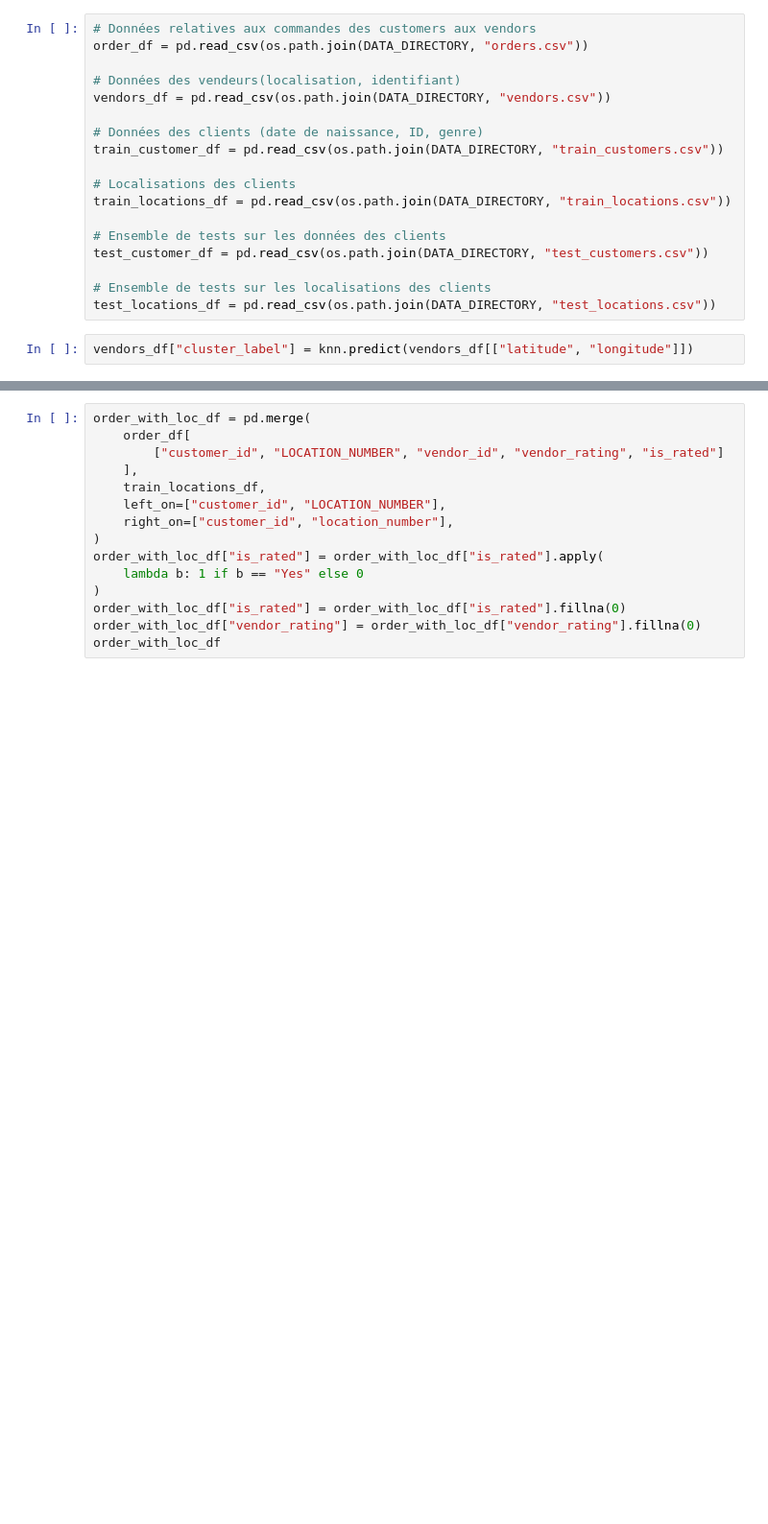
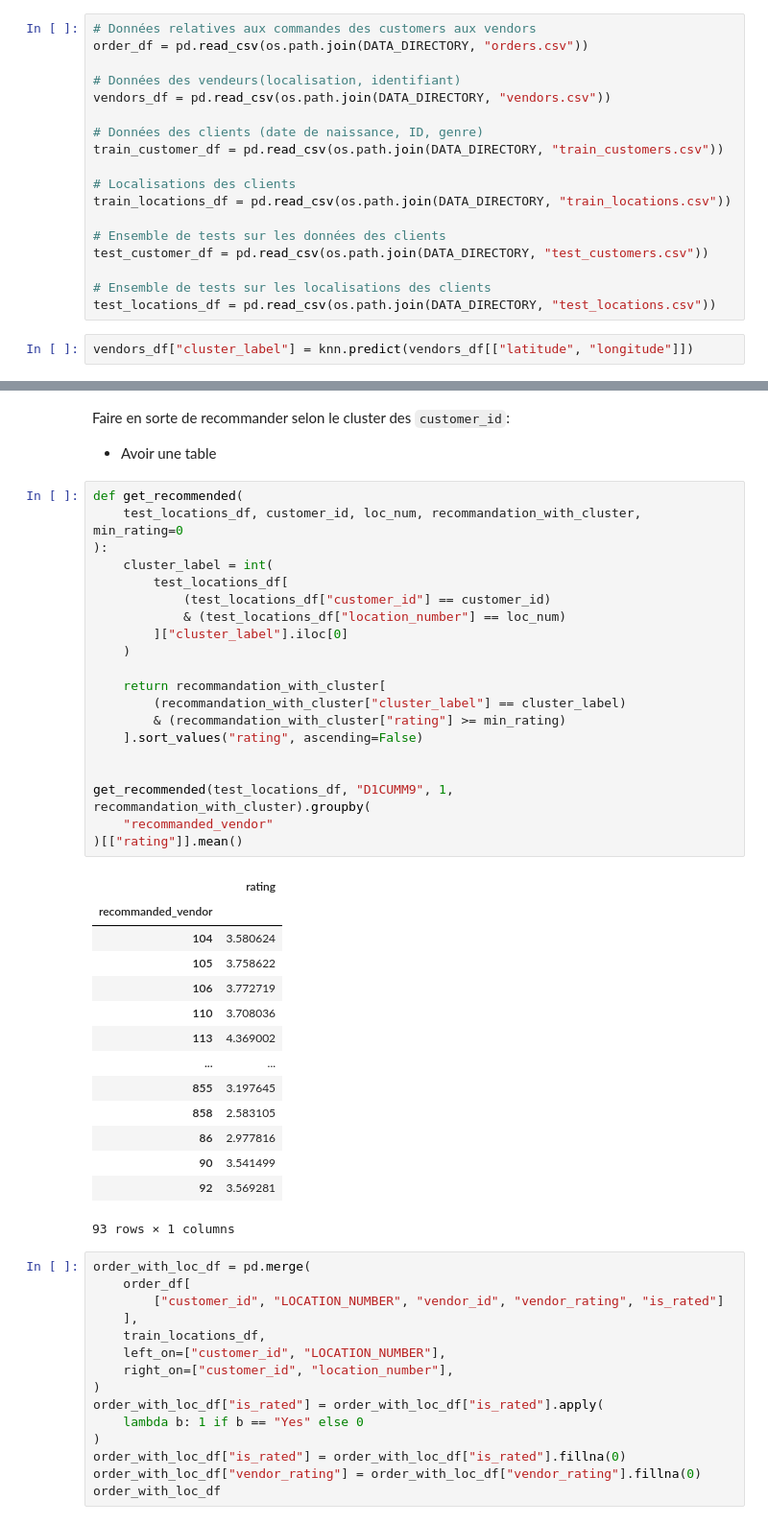
Before and after one commit to Bast-94/Restaurant-Recommander-System, a Jupyter notebook: notebook.ipynb, the cells around one changed output, grey strips where cells are left out. Shown at 96% size. Cells and saved outputs as stored; diff of their text form; blank space fills up the shorter version.

```diff
--- a/notebook.ipynb
+++ b/notebook.ipynb
@@ -387,3 +395,41 @@ Index(['akeed_customer_id', 'gender', 'dob', 'status', 'verified', 'language',
+# %% [markdown]
+Faire en sorte de recommander selon le cluster des `customer_id`:
+- Avoir une table
+# %%
+def get_recommended(
+    test_locations_df, customer_id, loc_num, recommandation_with_cluster, min_rating=0
+):
+    cluster_label = int(
+        test_locations_df[
+            (test_locations_df["customer_id"] == customer_id)
+            & (test_locations_df["location_number"] == loc_num)
+        ]["cluster_label"].iloc[0]
+    )
+
+    return recommandation_with_cluster[
+        (recommandation_with_cluster["cluster_label"] == cluster_label)
+        & (recommandation_with_cluster["rating"] >= min_rating)
+    ].sort_values("rating", ascending=False)
+
+
+get_recommended(test_locations_df, "D1CUMM9", 1, recommandation_with_cluster).groupby(
+    "recommanded_vendor"
+)[["rating"]].mean()
+# %% [output]
+|  | rating |
+| recommanded_vendor |  |
+| 104 | 3.580624 |
+| 105 | 3.758622 |
+| 106 | 3.772719 |
+| 110 | 3.708036 |
+| 113 | 4.369002 |
+| ... | ... |
+| 855 | 3.197645 |
+| 858 | 2.583105 |
+| 86 | 2.977816 |
+| 90 | 3.541499 |
+| 92 | 3.569281 |
+93 rows × 1 columns
 # %%
 order_with_loc_df = pd.merge(
     order_df[
```
Also changed, not shown: parts of 6 cells of this notebook.
